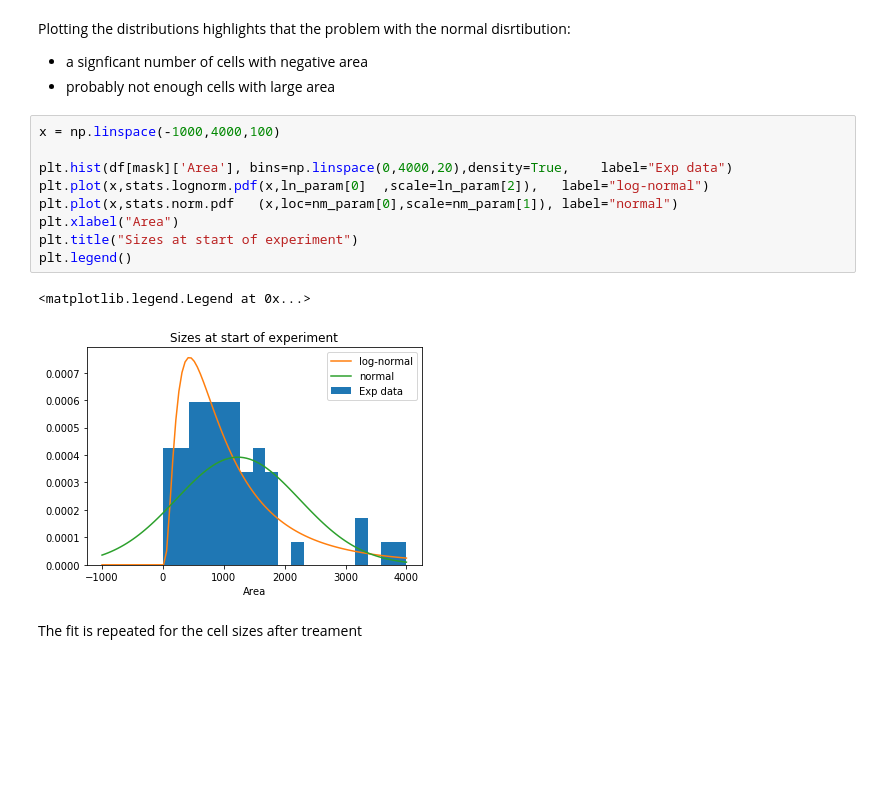
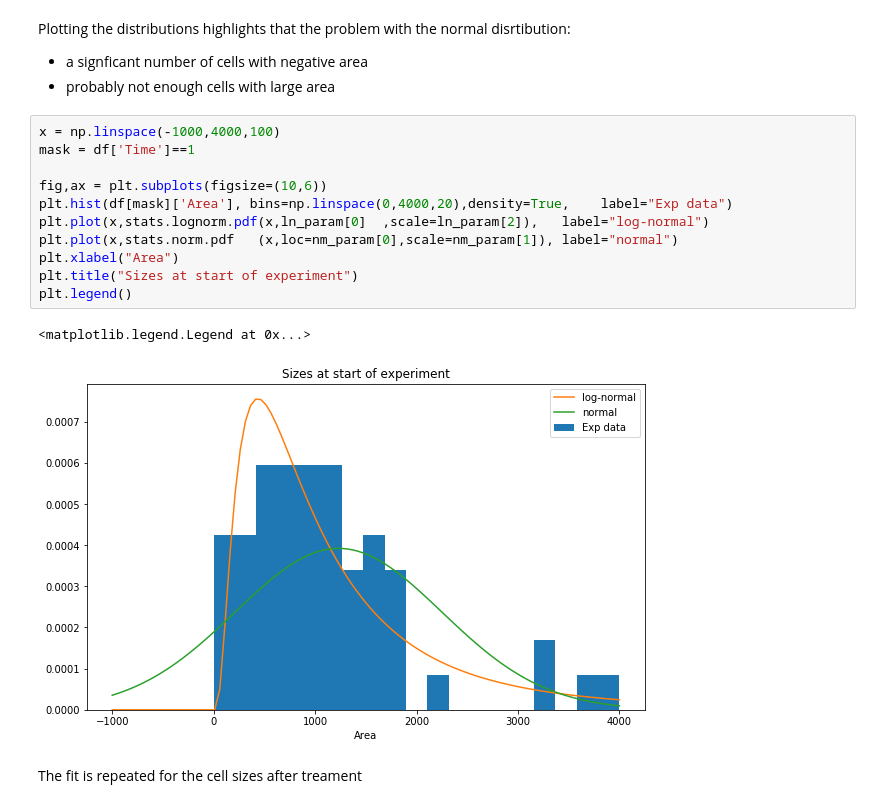
Before and after one commit to evenhuis/exp-design-example, a Jupyter notebook: exp_design.ipynb, the cells around one changed output. Cells and saved outputs as stored; diff of their text form; blank space fills up the shorter version.

```diff
--- a/exp_design.ipynb
+++ b/exp_design.ipynb
@@ -60,16 +65,18 @@ Plotting the distributions highlights that the problem with the normal disrtibut
 * probably not enough cells with large area
 # %%
 x = np.linspace(-1000,4000,100)
+mask = df['Time']==1
 
+fig,ax = plt.subplots(figsize=(10,6))
 plt.hist(df[mask]['Area'], bins=np.linspace(0,4000,20),density=True,    label="Exp data")
 plt.plot(x,stats.lognorm.pdf(x,ln_param[0]  ,scale=ln_param[2]),   label="log-normal")
 plt.plot(x,stats.norm.pdf   (x,loc=nm_param[0],scale=nm_param[1]), label="normal")
 plt.xlabel("Area")
 plt.title("Sizes at start of experiment")
 plt.legend()
 # %% [output]
 <matplotlib.legend.Legend at 0x...>
-[figure, old version]
+[figure, new version]
 # %% [markdown]
 The fit is repeated for the cell sizes after treament
 # %%
```
Also changed, not shown: parts of 10 cells of this notebook, 2 other files.
